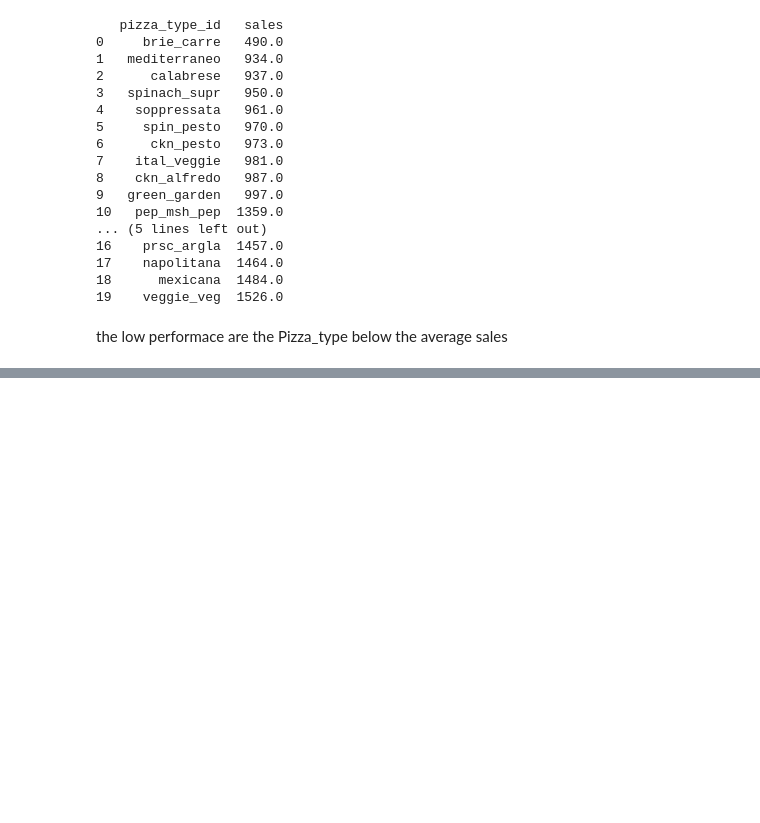
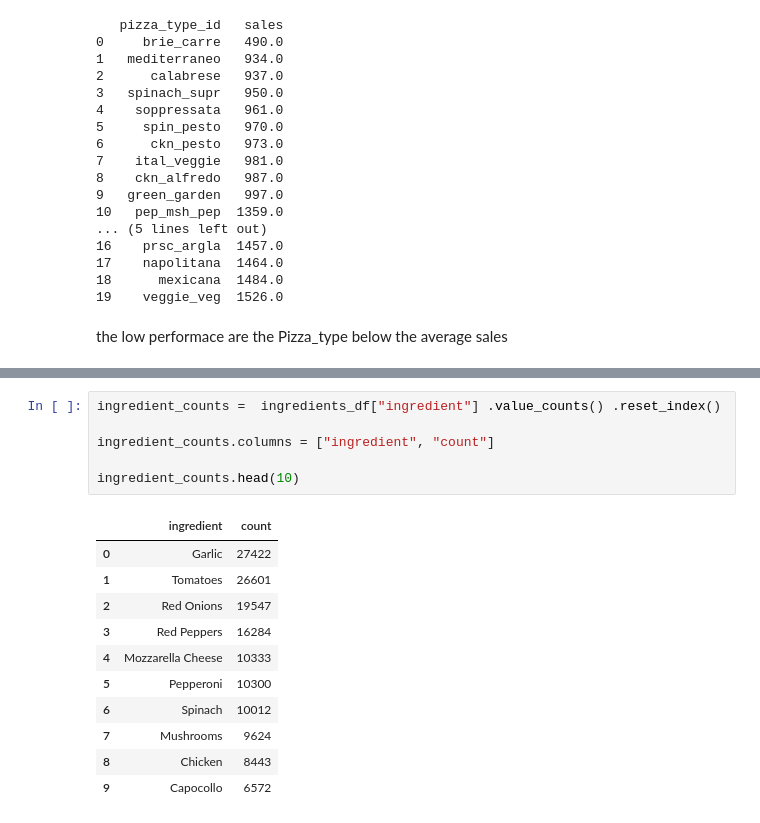
Before and after one commit to Ilumiles/Pizza_Place_Sales, a Jupyter notebook: Pizza_solution.ipynb, the cells around one changed output, grey strips where cells are left out. Drawn from its saved outputs; the diff is of its cells as text; blank space fills up the shorter version.

```diff
--- a/Pizza_solution.ipynb
+++ b/Pizza_solution.ipynb
@@ -516,0 +568,18 @@ print(low_performers)
+# %%
+ingredient_counts =  ingredients_df["ingredient"] .value_counts() .reset_index()
+
+ingredient_counts.columns = ["ingredient", "count"]
+
+ingredient_counts.head(10)
+# %% [output]
+|  | ingredient | count |
+| 0 | Garlic | 27422 |
+| 1 | Tomatoes | 26601 |
+| 2 | Red Onions | 19547 |
+| 3 | Red Peppers | 16284 |
+| 4 | Mozzarella Cheese | 10333 |
+| 5 | Pepperoni | 10300 |
+| 6 | Spinach | 10012 |
+| 7 | Mushrooms | 9624 |
+| 8 | Chicken | 8443 |
+| 9 | Capocollo | 6572 |
```
Also changed, not shown: parts of 8 cells of this notebook.
